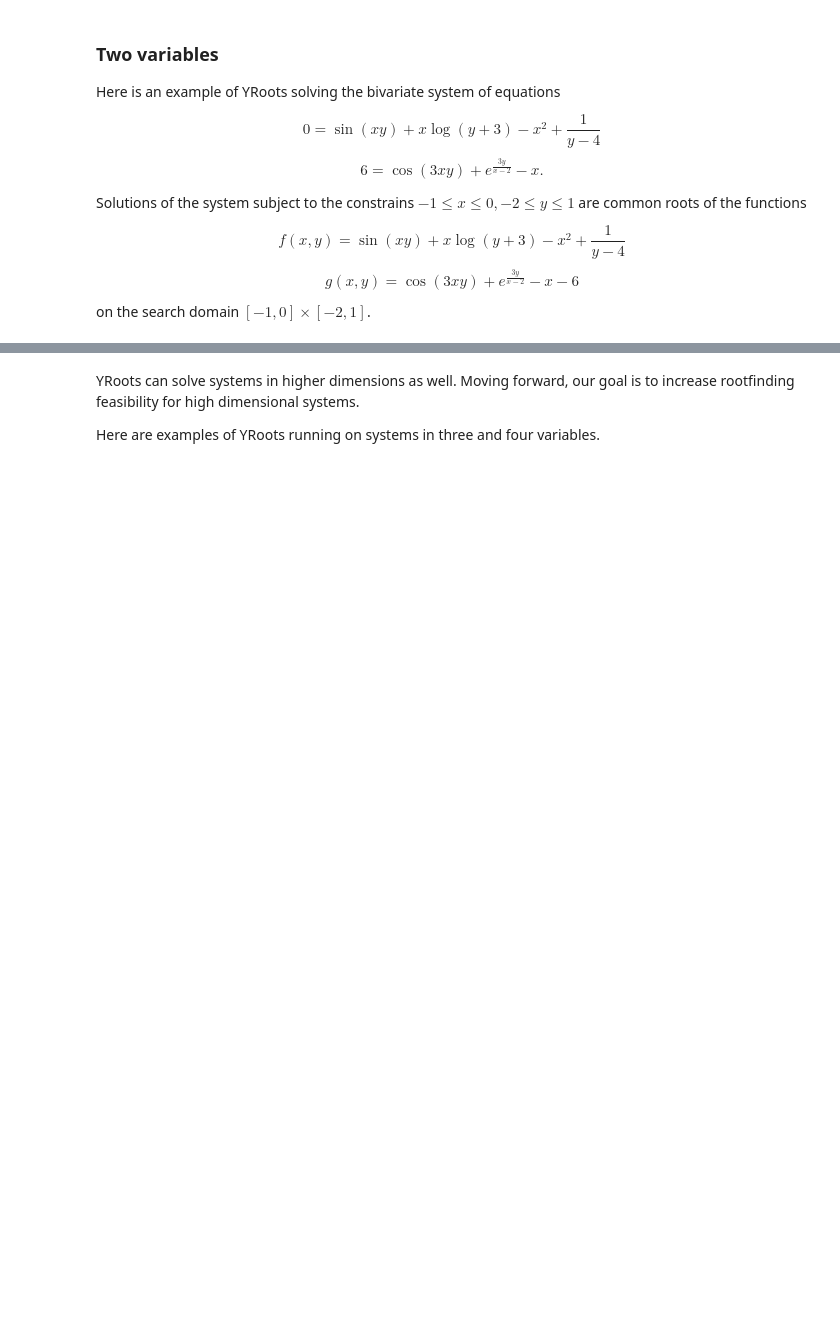
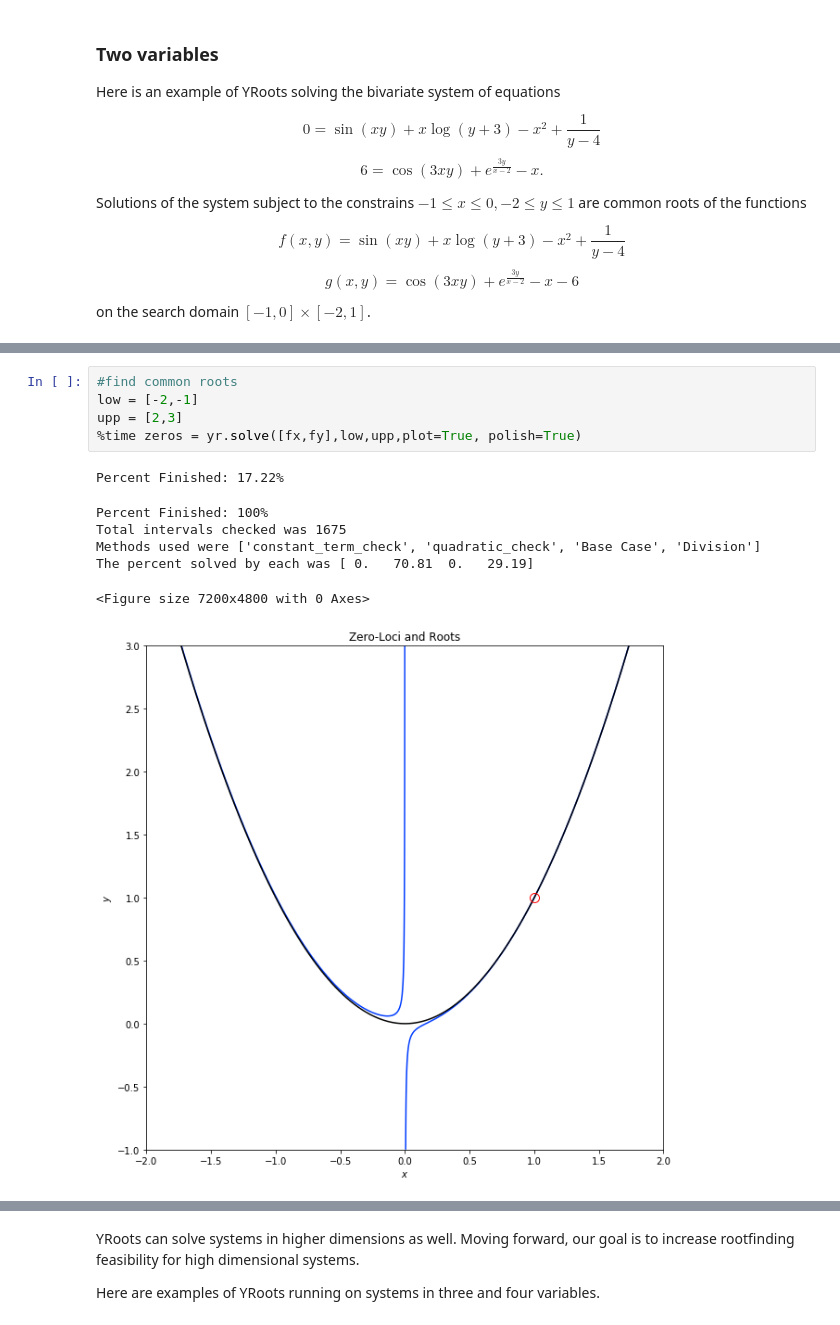
Before and after one commit to tylerjarvis/RootFinding, a Jupyter notebook: DemoNotebook.ipynb, the cells around one changed output, grey strips where cells are left out. Cells and saved outputs as stored; diff of their text form; blank space fills up the shorter version.

```diff
--- a/DemoNotebook.ipynb
+++ b/DemoNotebook.ipynb
@@ -123,0 +190,13 @@ The percent solved by each was [4.110e+00 7.963e+01 1.619e+01 7.000e-02]
+# %%
+#find common roots
+low = [-2,-1]
+upp = [2,3]
+%time zeros = yr.solve([fx,fy],low,upp,plot=True, polish=True)
+# %% [output]
+Percent Finished: 17.22%
+Percent Finished: 100%
+Total intervals checked was 1675
+Methods used were ['constant_term_check', 'quadratic_check', 'Base Case', 'Division']
+The percent solved by each was [ 0.   70.81  0.   29.19]
+<Figure size 7200x4800 with 0 Axes>
+[figure, added]
```
Also changed, not shown: parts of 41 cells of this notebook.
